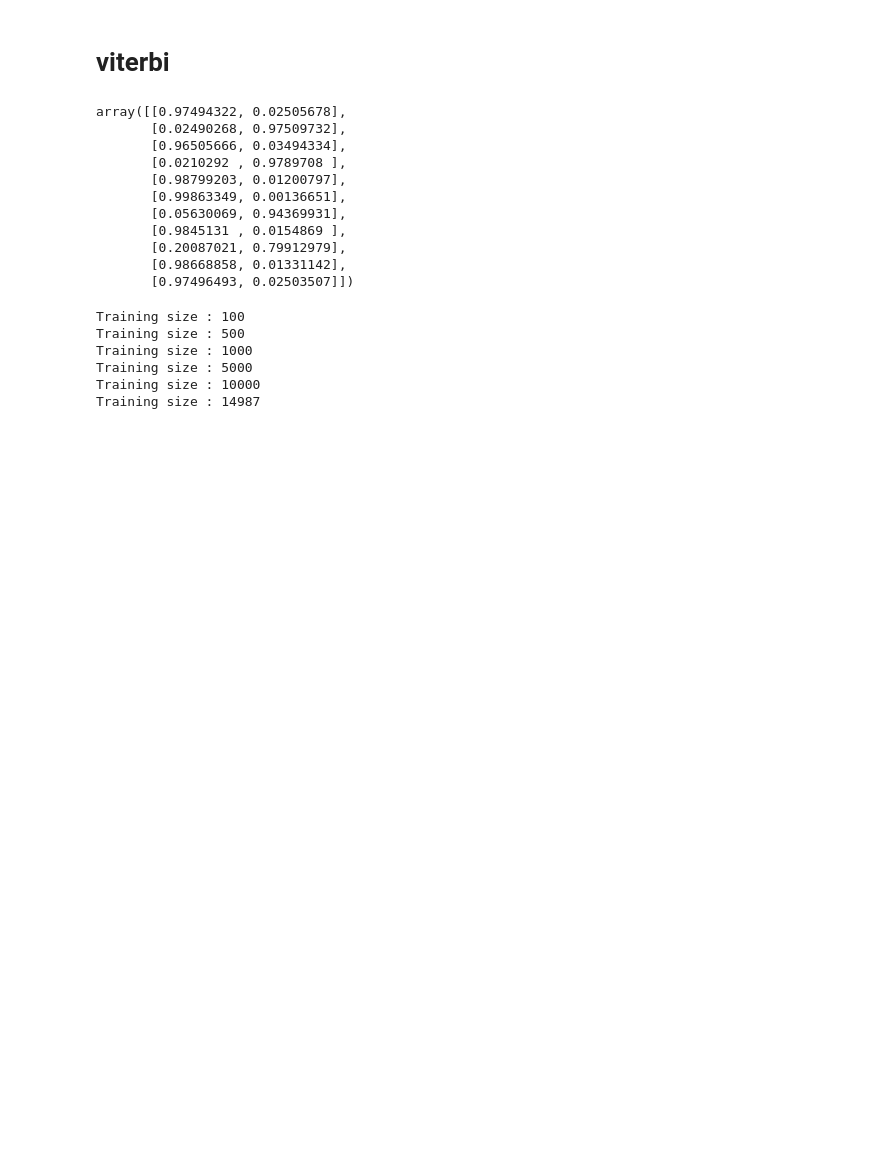
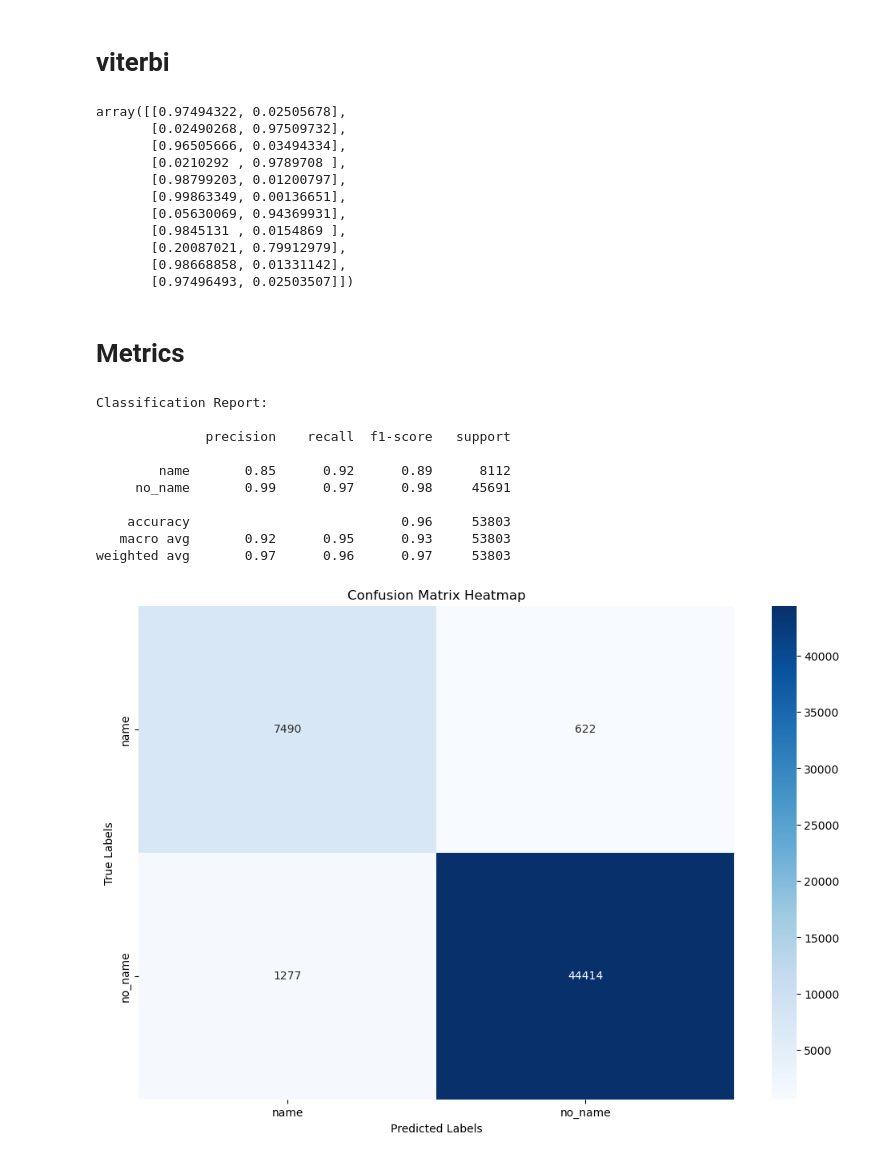
Before and after one commit to Gurupoorna/NLP-tasks, a Jupyter notebook: NER/ner_notebook.ipynb, the cells around one changed output. Saved outputs shown, nothing was run; the diff lists cells and outputs as text; code cells hidden in the pictures; blank space fills up the shorter version.

Commit message:
addded c-matrix, p, r, f in notebook

```diff
--- a/NER/ner_notebook.ipynb
+++ b/NER/ner_notebook.ipynb
@@ -214,20 +214,54 @@ array([[0.97494322, 0.02505678],
        [0.20087021, 0.79912979],
        [0.98668858, 0.01331142],
        [0.97496493, 0.02503507]])
-# %%
-import pickle
-all_train = train.iob_sents()
-fulltrainsize = len(all_train)
-trainsizes = [100, 500, 1000, 5000, 10000, fulltrainsize]
-for trainsize in trainsizes:
-    print(f'Training size : {trainsize}')
-    Xtrain, ytrain = iob_sents2Xy(all_train[:trainsize])
-    with open(f'red2v-{trainsize}.pkl', 'wb') as f:
-        pickle.dump(red2v, f)
-# %% [output]
-Training size : 100
-Training size : 500
-Training size : 1000
-Training size : 5000
-Training size : 10000
-Training size : 14987
+# %% [markdown]
+# Metrics
+# %%
+from NER import feats2vects, sent2features, svmclassifier, my_token_preps, iob_sents2Xy
+
+testb = ConllCorpusReader('CoNLL-2003', 'eng.testb', ['words', 'pos', 'ignore', 'chunk'])
+all_test_sents = testb.iob_sents()
+ts = len(all_test_sents)
+
+Xtest, ytest, propsts = iob_sents2Xy(all_test_sents, test=True)
+predictions = svmclassifier.predict(Xtest)
+# %%
+
+import matplotlib.pyplot as plt
+import seaborn as sns
+from sklearn.metrics import confusion_matrix, classification_report, precision_recall_fscore_support
+import numpy as np
+
+ytest = ['name' if n==1 else 'no_name' for n in ytest]
+predictions = ['name' if n==1 else 'no_name' for n in predictions]
+
+# Calculate confusion matrix
+labels = sorted(set(ytest))  # Get all unique labels from ytest
+cm = confusion_matrix(ytest, predictions, labels=labels)
+
+# Print precision, recall, and F1 score report
+print("Classification Report:\n")
+print(classification_report(ytest, predictions, target_names=labels))
+
+# Get precision, recall, and f1-score separately
+precision, recall, fscore, _ = precision_recall_fscore_support(ytest, predictions, average=None, labels=labels)
+
+# Plotting the heatmap of confusion matrix
+plt.figure(figsize=(12, 8))
+sns.heatmap(cm, annot=True, fmt="d", cmap="Blues", xticklabels=labels, yticklabels=labels)
+plt.title("Confusion Matrix Heatmap")
+plt.xlabel("Predicted Labels")
+plt.ylabel("True Labels")
+plt.show()
+# %% [output]
+Classification Report:
+
+              precision    recall  f1-score   support
+
+        name       0.85      0.92      0.89      8112
+     no_name       0.99      0.97      0.98     45691
+
+    accuracy                           0.96     53803
+   macro avg       0.92      0.95      0.93     53803
+weighted avg       0.97      0.96      0.97     53803
+[figure, added]
```
Also changed, not shown: parts of 1 cell of this notebook, 1 other file.
